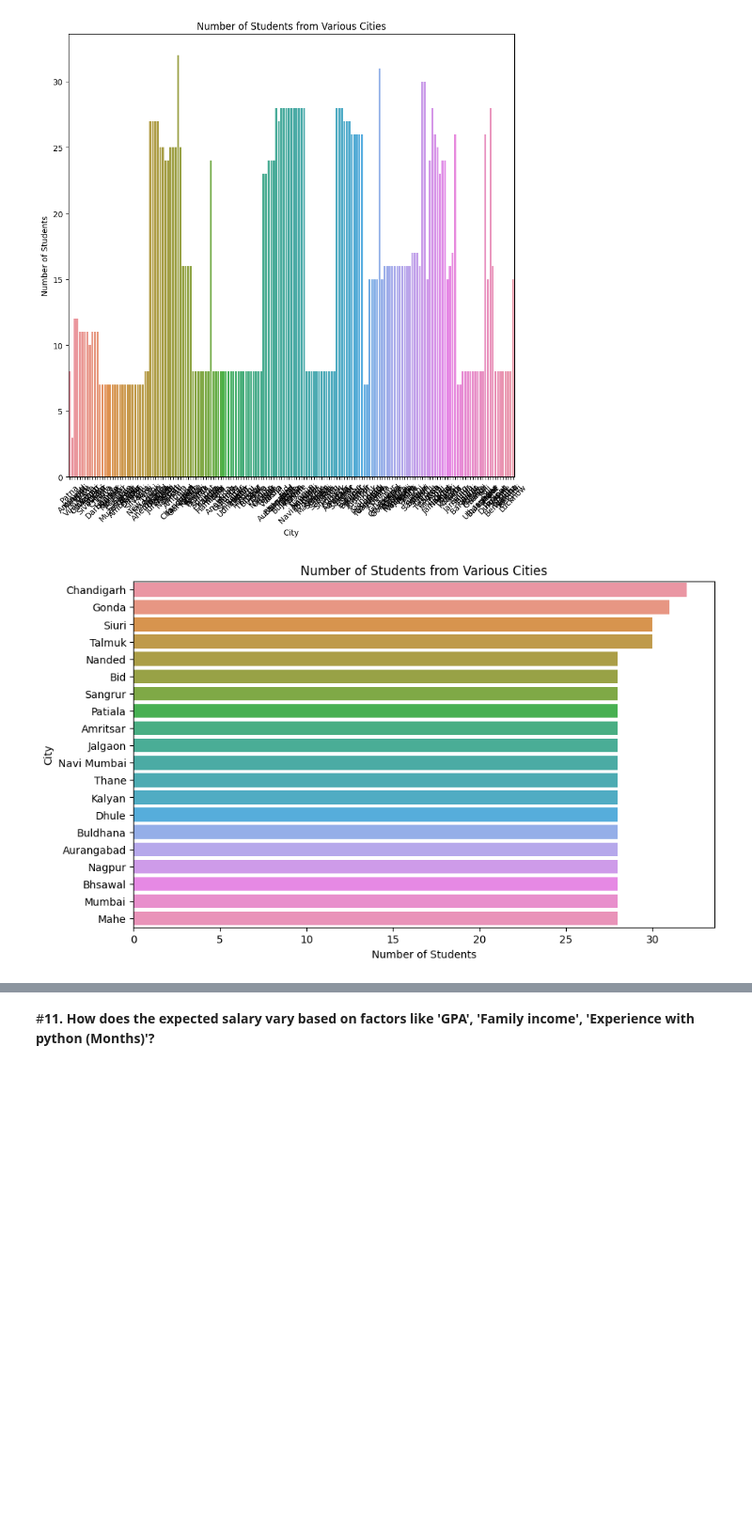
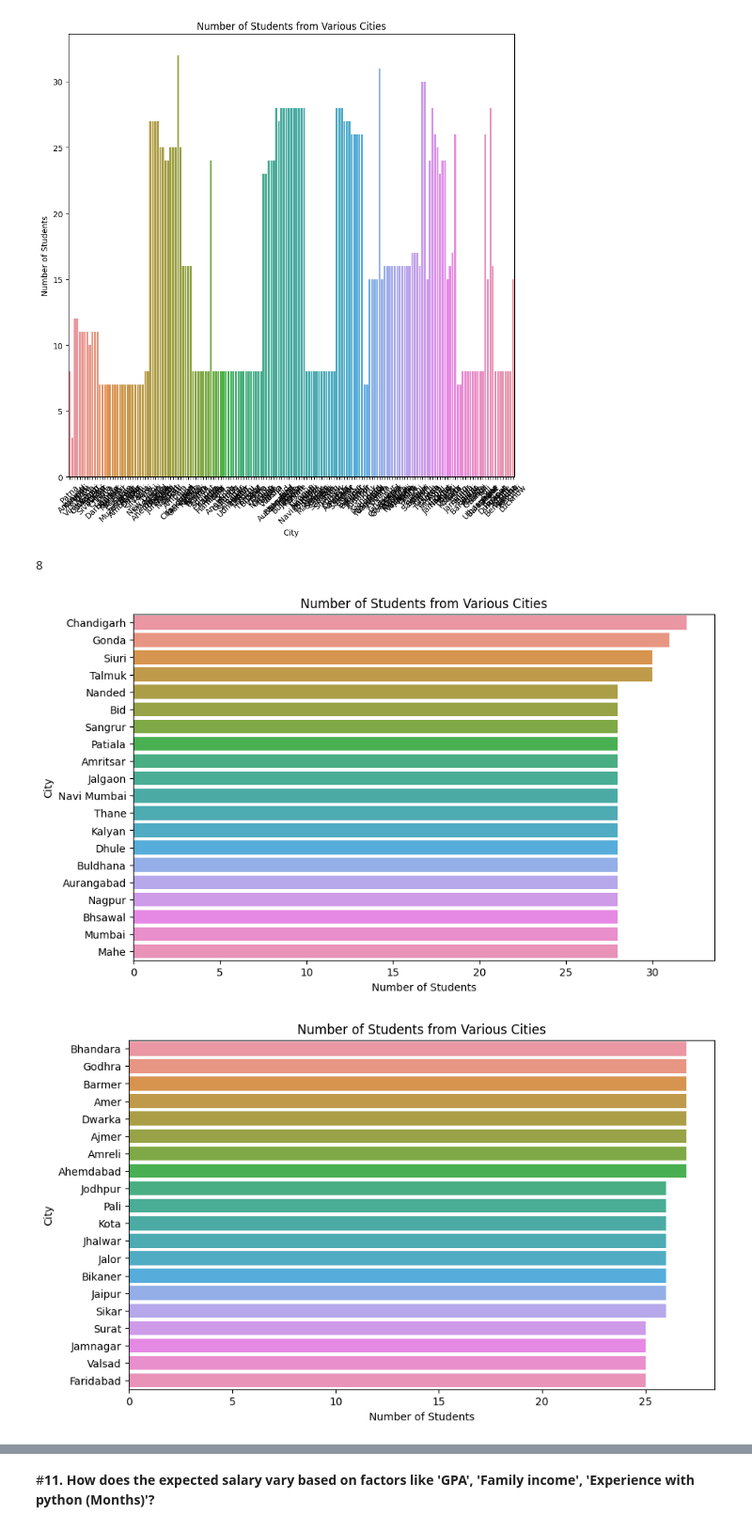
Before and after one commit to sdr999/Analyzing-Student-Attributes-for-Career-Success, a Jupyter notebook: Student_data_analysis_updated.ipynb, the cells around one changed output, grey strips where cells are left out. Shown at 94% size. Cells and saved outputs as stored; diff of their text form; code cells hidden in the pictures; blank space fills up the shorter version.

```diff
--- a/Student_data_analysis_updated.ipynb
+++ b/Student_data_analysis_updated.ipynb
@@ -236,22 +236,24 @@ plt.show()
 # %%
 # Calculate the number of students from each city
 city_counts = data["City"].value_counts()
 
 # Choose the top N cities to display, and group the rest as "Other"
-top_n = 20
-top_cities = city_counts[:top_n]
-other_cities = city_counts[top_n:].sum()
-
+grp= len(city_counts)//20
+print(grp)
 # Create a new city count series with top cities and "Other" category
 #filtered_city_counts = top_cities.append(pd.Series([other_cities], index=["Other"]))
-
-# Plot using a horizontal bar plot
-plt.figure(figsize=(10, 6))
-#sns.barplot(x=filtered_city_counts, y=filtered_city_counts.index)
-sns.barplot(x=top_cities, y=top_cities.index)
-plt.title("Number of Students from Various Cities")
-plt.xlabel("Number of Students")
-plt.ylabel("City")
-plt.show()
+for i in range(grp):
+    # Plot using a horizontal bar plot
+    top_n=20
+    top_cities = city_counts[i*top_n:(i+1)*top_n]
+    plt.figure(figsize=(10, 6))
+    #sns.barplot(x=filtered_city_counts, y=filtered_city_counts.index)
+    sns.barplot(x=top_cities, y=top_cities.index)
+    plt.title("Number of Students from Various Cities")
+    plt.xlabel("Number of Students")
+    plt.ylabel("City")
+    plt.show()
 # %% [output]
+8
 [figure]
+[figure, added]
```
Also changed, not shown: parts of 1 cell of this notebook.
